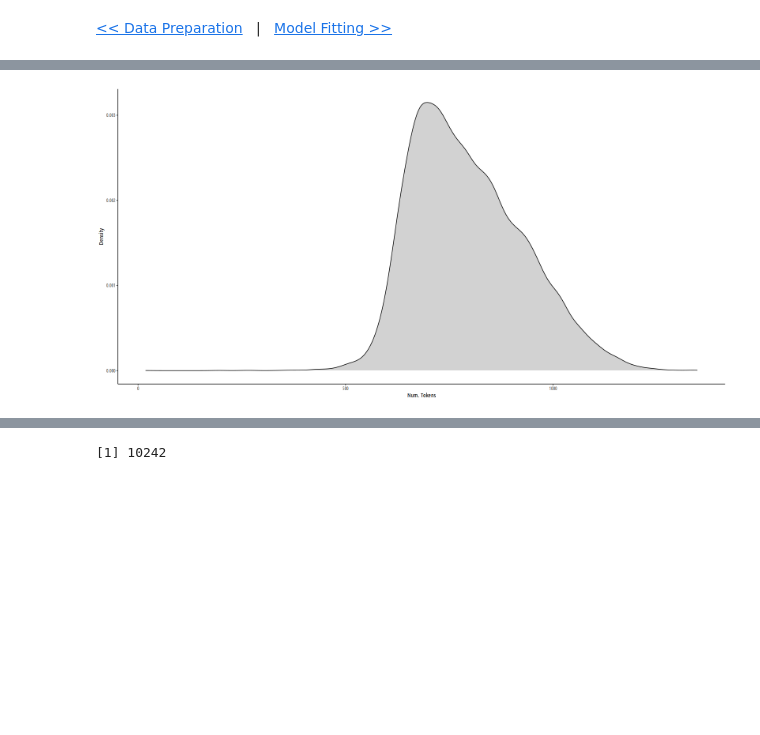
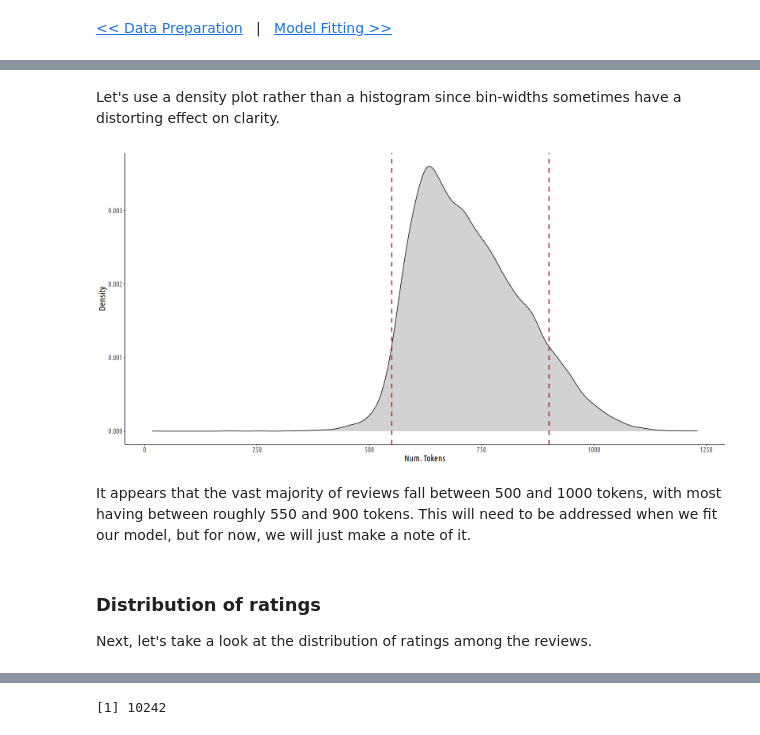
Before and after one commit to cjc77/nlp-projects, a Jupyter notebook: notebooks_pitchfork_ratings/02_data_explore.ipynb, the cells around one changed output, grey strips where cells are left out. Cells and saved outputs as stored; diff of their text form; code cells hidden in the pictures; blank space fills up the shorter version.

```diff
--- a/notebooks_pitchfork_ratings/02_data_explore.ipynb
+++ b/notebooks_pitchfork_ratings/02_data_explore.ipynb
@@ -15,0 +16,5 @@ library(tidyverse)
+# %%
+config_id <- "mlml6_rate_pred_clsp"
+# %%
+main_config <- yaml.load_file(paste0("../experiments/configs/", config_id, "/main.yaml"))
+dataset_id <- main_config$dataset_id
@@ -16,4 +25,4 @@ library(tidyverse)
 # %%
-df <- read_csv("../data/pitchfork/meta_df_dbr.csv")
+df <- read_csv(paste0("../data/pitchfork/", dataset_id, "/summary_df.csv"))
 # %% [output]
 Rows: 22063 Columns: 8
@@ -40 +56,8 @@ A tibble: 6 × 8
 options(repr.plot.width = 16, repr.plot.height = 8, repr.plot.res = 100)
+# %%
+# Helpers to avoid redundant code
+set_theme_elements <- function(plt) {
+    plt +
+        theme_classic() +
+        theme(text = element_text(size=16))
+}
@@ -41,10 +103,23 @@ options(repr.plot.width = 16, repr.plot.height = 8, repr.plot.res = 100)
+# %% [markdown]
+Let's use a density plot rather than a histogram since bin-widths sometimes have a distorting effect on clarity.
 # %%
-df %>%
+plt <- df %>%
     ggplot() +
-    # geom_histogram(aes(review_n_tokens), binwidth=25, alpha=0.7) +
     geom_density(aes(review_n_tokens), alpha=0.7, fill="gray") +
-    theme_classic() +
+    geom_vline(xintercept=550, linetype="dashed", color="firebrick", size=1.0) +
+    geom_vline(xintercept=900, linetype="dashed", color="firebrick", size=1.0)
+
+plt <- plt %>%
+    set_theme_elements() +
     xlab("Num. Tokens") +
     ylab("Density")
+
+plt
 # %% [output]
-[figure, old version]
+[figure, new version]
+# %% [markdown]
+It appears that the vast majority of reviews fall between 500 and 1000 tokens, with most having between roughly 550 and 900 tokens. This will need to be addressed when we fit our model, but for now, we will just make a note of it.
+# %% [markdown]
+### Distribution of ratings
+
+Next, let's take a look at the distribution of ratings among the reviews.
```
Also changed, not shown: parts of 52 cells of this notebook, 3 other files.
